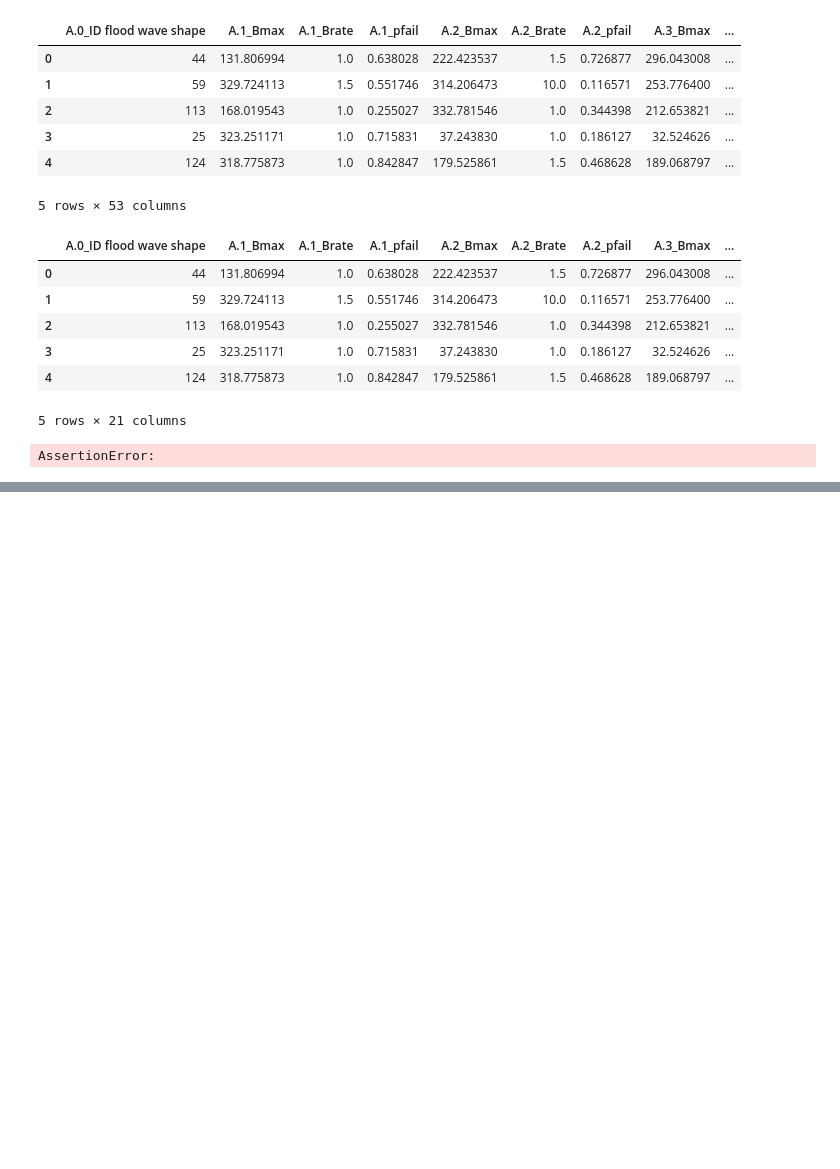
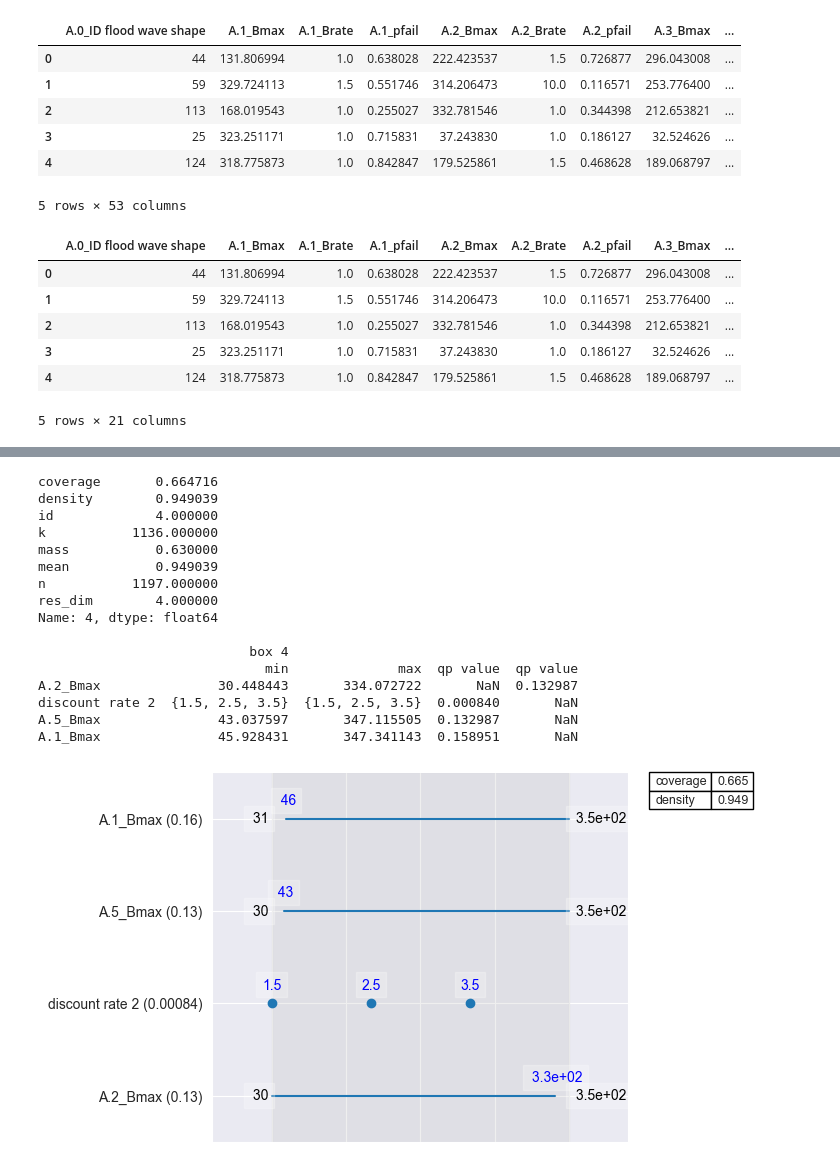
Before and after one commit to Eva-Bro/EPA141A_Group12_2025, a Jupyter notebook: final assignment/MORDM_1_scenario.ipynb, the cells around one changed output, grey strips where cells are left out. Cells and saved outputs as stored; diff of their text form; code cells hidden in the pictures; blank space fills up the shorter version.

```diff
--- a/final assignment/MORDM_1_scenario.ipynb
+++ b/final assignment/MORDM_1_scenario.ipynb
@@ -548,13 +537,11 @@ cleaned_experiments.head()
 | 4 | 124 | 318.775873 | 1.0 | 0.842847 | 179.525861 | 1.5 | 0.468628 | 189.068797 | ... |
 5 rows × 21 columns
 # %%
-y = outcomes['RfR Investment Costs'] < 850000000000 # CHOOSE RIGHT PARAMETER THING
+y = outcomes['Expected Number of Deaths'] > 0.001  # CHOOSE RIGHT PARAMETER THING
 # %%
 # Perform PRIM analysis
-prim_alg = prim.Prim(cleaned_experiments, y, threshold=0.2, peel_alpha=0.01)
+prim_alg = prim.Prim(cleaned_experiments, y, threshold=0.5, peel_alpha=0.05)
 box = prim_alg.find_box()
-# %% [output]
-AssertionError:
 # %%
 box.inspect_tradeoff()
 
@@ -565,8 +552,26 @@ box.inspect_tradeoff()
 # %% [output]
 [interactive output not drawn]
 # %%
-box.inspect(15)
-box.inspect(15, style='graph')
+box.inspect(4)
+box.inspect(4, style='graph')
 #plt.savefig('prim_ranges_of_uncertainties.png')
 plt.show()
+# %% [output]
+coverage       0.664716
+density        0.949039
+id             4.000000
+k           1136.000000
+mass           0.630000
+mean           0.949039
+n           1197.000000
+res_dim        4.000000
+Name: 4, dtype: float64
+
+                           box 4
+                             min              max  qp value  qp value
+A.2_Bmax               30.448443       334.072722       NaN  0.132987
+discount rate 2  {1.5, 2.5, 3.5}  {1.5, 2.5, 3.5}  0.000840       NaN
+A.5_Bmax               43.037597       347.115505  0.132987       NaN
+A.1_Bmax               45.928431       347.341143  0.158951       NaN
+[figure, added]
 # %%
```
Also changed, not shown: parts of 23 cells of this notebook, 1 other file.
